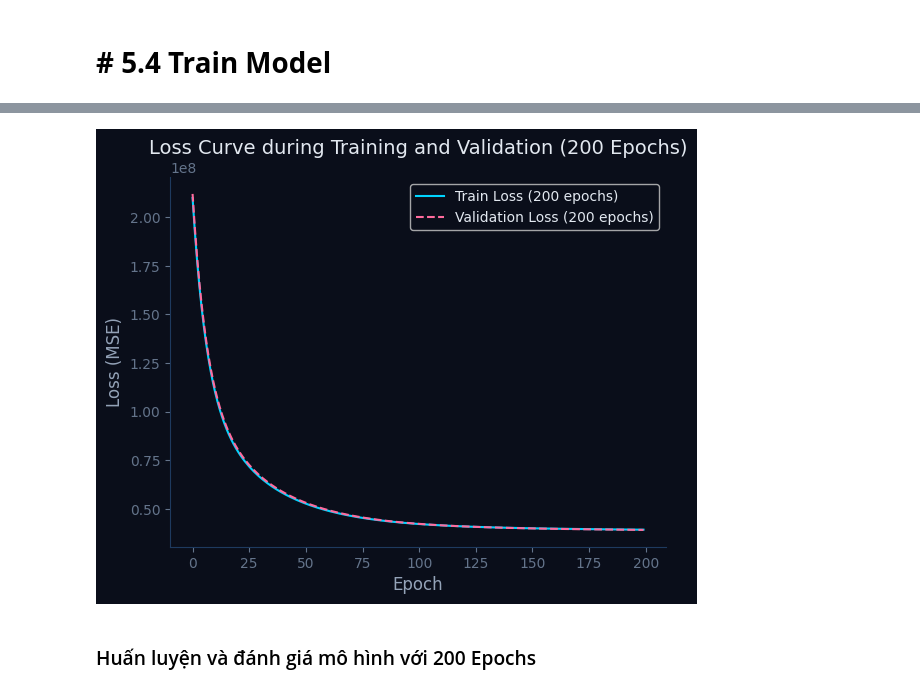
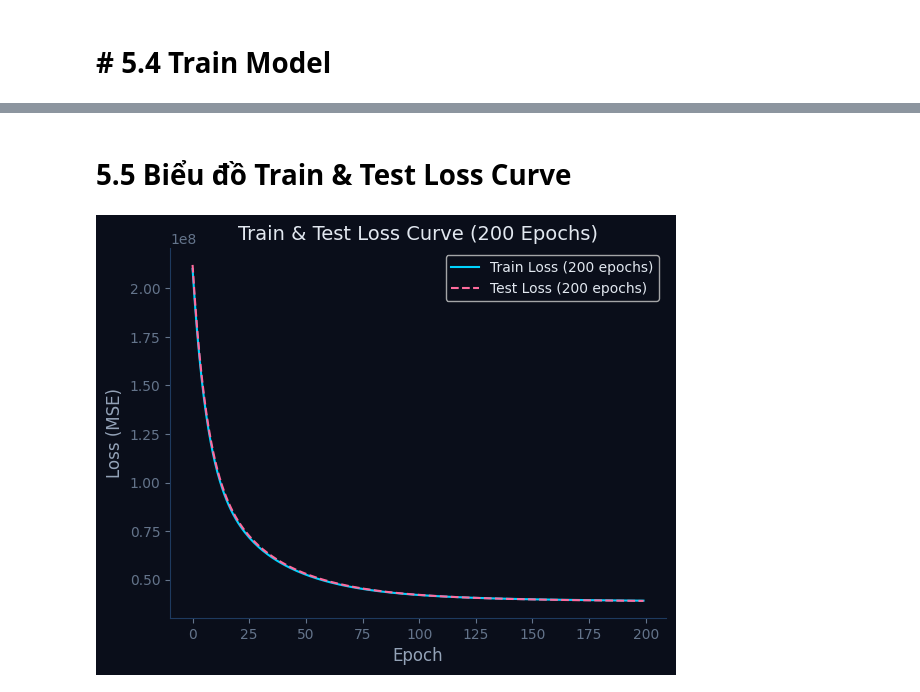
Before and after one commit to hoangchaulanbao/HocmayNC, a Jupyter notebook: btcn.ipynb, the cells around one changed output, grey strips where cells are left out. Saved outputs shown, nothing was run; the diff lists cells and outputs as text; code cells hidden in the pictures.

Commit message:
Created using Colab - Complete mô hình Linear Regressionn

```diff
--- a/btcn.ipynb
+++ b/btcn.ipynb
@@ -798,15 +805,15 @@ Final theta: [[ 1361.59918242]
  [ -103.82000127]
  [ -560.21070081]
  [ -252.21931384]]
+# %% [markdown]
+# **5.5 Biểu đồ Train & Test Loss Curve**
 # %%
 plt.plot(loss_history, label='Train Loss (200 epochs)', color='#00d4ff', linestyle='-') # Màu xanh dương
-plt.plot(val_loss_history_200, label='Validation Loss (200 epochs)', color='#ff6b9d', linestyle='--') # Màu hồng, nét đứt
+plt.plot(val_loss_history_200, label='Test Loss (200 epochs)', color='#ff6b9d', linestyle='--') # Màu hồng, nét đứt
 plt.xlabel("Epoch")
 plt.ylabel("Loss (MSE)")
-plt.title("Loss Curve during Training and Validation (200 Epochs)")
+plt.title("Train & Test Loss Curve (200 Epochs)")
 plt.legend()
 plt.show()
 # %% [output]
-[figure, old version]
+[figure, new version]
-# %% [markdown]
-### Huấn luyện và đánh giá mô hình với 200 Epochs
```
Also changed, not shown: parts of 25 cells of this notebook.
